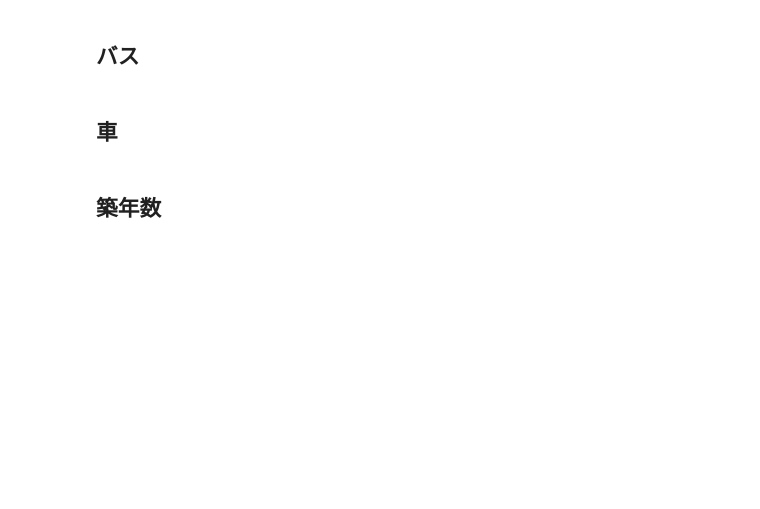
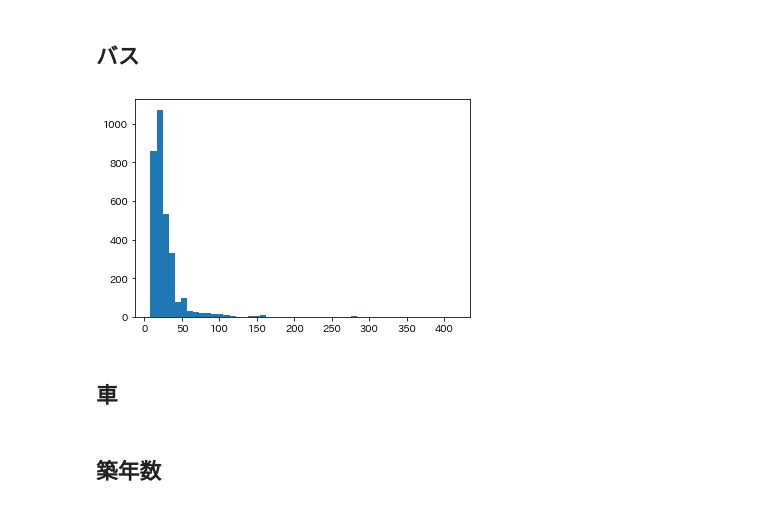
Before and after one commit to tomitayuuki/scraping_suumo, a Jupyter notebook: suumo_analytics.ipynb, the cells around one changed output. Saved outputs shown, nothing was run; the diff lists cells and outputs as text; code cells hidden in the pictures; blank space fills up the shorter version.

```diff
--- a/suumo_analytics.ipynb
+++ b/suumo_analytics.ipynb
@@ -131,5 +178,10 @@ print(suumo['路線'].unique())
 # %% [markdown]
 ## バス
+# %%
+plt.hist(suumo[suumo['間取り'] == '3LDK']['賃料'],bins=50)
+plt.show()
+# %% [output]
+[figure, added]
 # %% [markdown]
 ## 車
 # %% [markdown]
```
Also changed, not shown: parts of 8 cells of this notebook, 1 other file.
